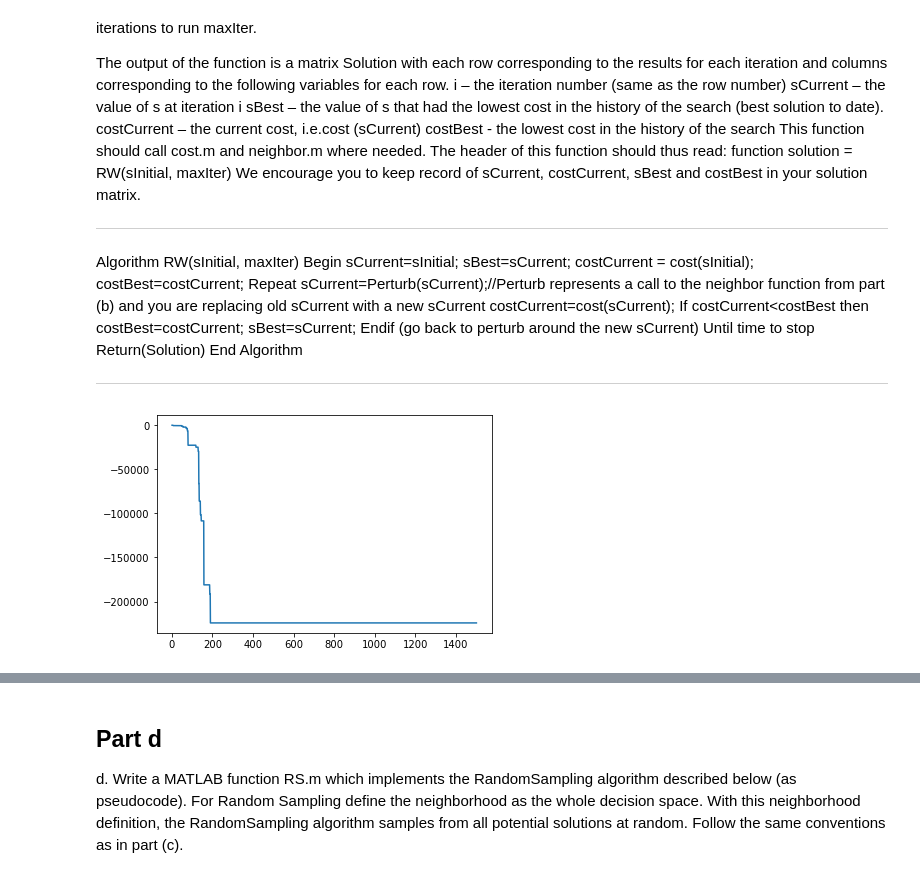
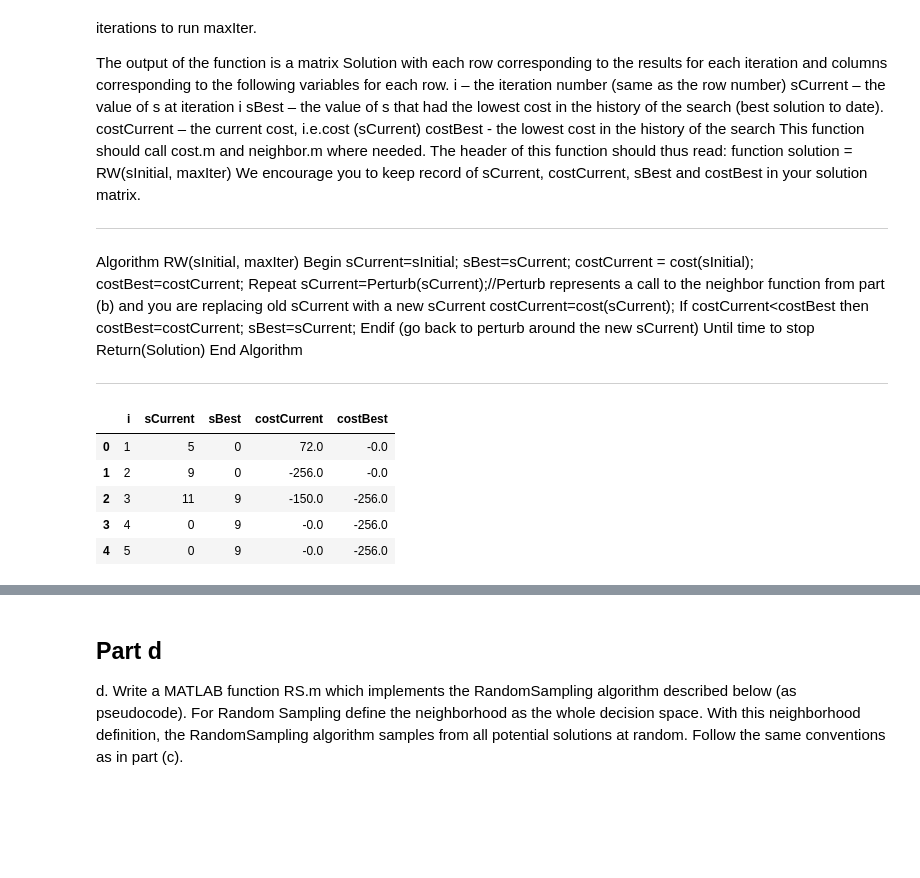
Before and after one commit to aloisiusStephen/IE6511_HW, a Jupyter notebook: Homework 1.ipynb, the cells around one changed output, grey strips where cells are left out. Saved outputs shown, nothing was run; the diff lists cells and outputs as text; code cells hidden in the pictures; blank space fills up the shorter version.

```diff
--- a/Homework 1.ipynb
+++ b/Homework 1.ipynb
@@ -104,6 +103,14 @@ def RW(sInitial, maxIter):
     return Solution
-# %%
-Solution = RW(0, 1500)
-fig = plt.plot(Solution.i, Solution.costBest)
-# %% [output]
-[figure, removed]
+# %%
+Solution = RW(0, 10000)
+
+cols = ['i', 'sCurrent', 'sBest', 'costCurrent', 'costBest']
+Solution = Solution[cols]
+Solution.head()
+# %% [output]
+|  | i | sCurrent | sBest | costCurrent | costBest |
+| 0 | 1 | 5 | 0 | 72.0 | -0.0 |
+| 1 | 2 | 9 | 0 | -256.0 | -0.0 |
+| 2 | 3 | 11 | 9 | -150.0 | -256.0 |
+| 3 | 4 | 0 | 9 | -0.0 | -256.0 |
+| 4 | 5 | 0 | 9 | -0.0 | -256.0 |
```
Also changed, not shown: parts of 2 cells of this notebook.
